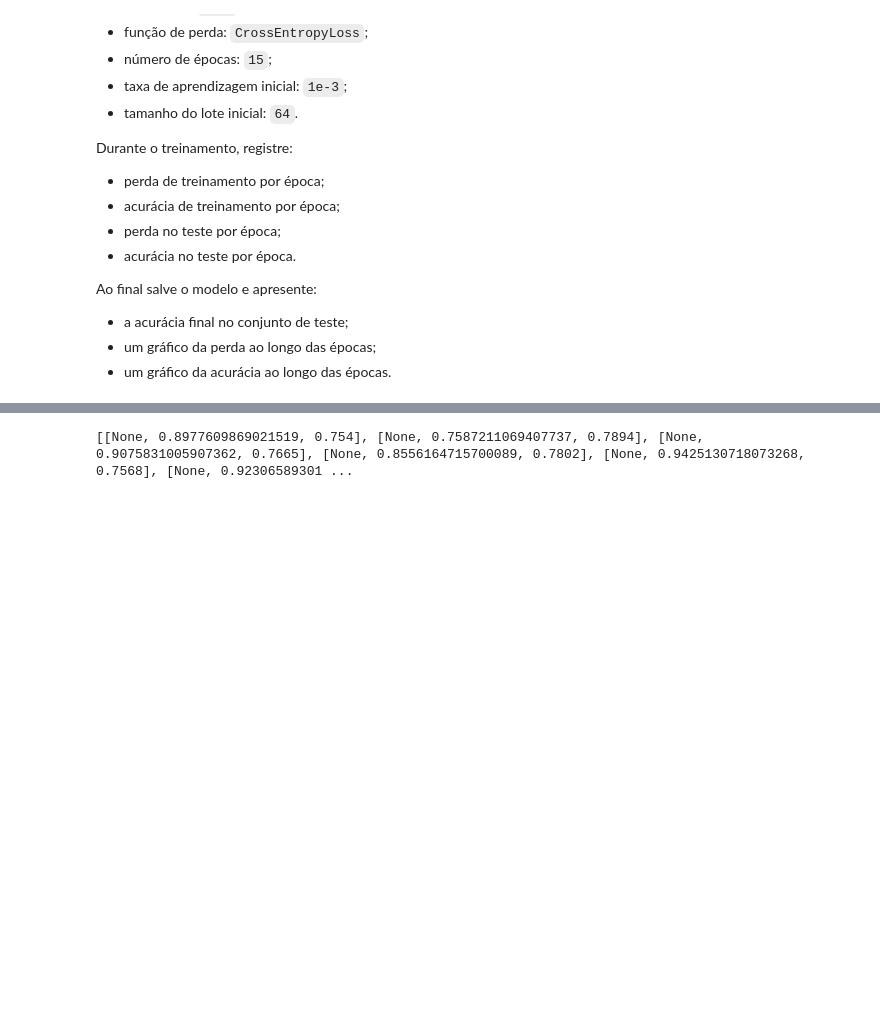
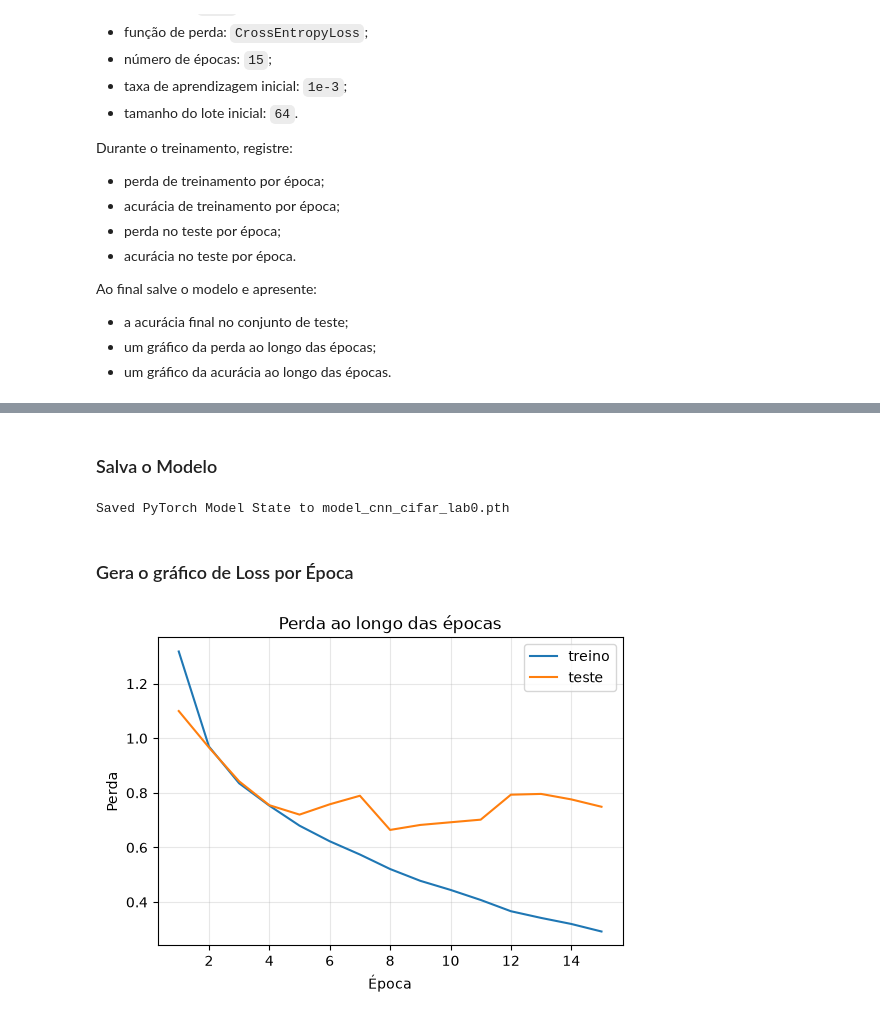
Before and after one commit to gilcesarf/imd3004-202602, a Jupyter notebook: labs/[TAREFA]_lab_0_resolucao.ipynb, the cells around one changed output, grey strips where cells are left out. Saved outputs shown, nothing was run; the diff lists cells and outputs as text; code cells hidden in the pictures; blank space fills up the shorter version.

Commit message:
Finaliza lab 0

```diff
--- a/labs/[TAREFA]_lab_0_resolucao.ipynb
+++ b/labs/[TAREFA]_lab_0_resolucao.ipynb
@@ -338,13 +360,22 @@ def test(dataloader, model, loss_fn):
 # %%
 epochs = 15  # Define o número total de épocas (iterações completas sobre o conjunto de dados de treinamento)
-history = [] # Lista para armazenar os resultados de perda e acurácia
+
+loss_train_hist, acc_train_hist = [], []  # Lista para armazenar os resultados de perda e acurácia de treinamento
+loss_test_hist, acc_test_hist = [], []     # Lista para armazenar os resultados de perda e acurácia de teste
+
 # Loop principal de treinamento, que executa uma vez para cada época
 for t in range(epochs):
     print(f"Época {t+1}\n-------------------------------")  # Exibe o número da época atual (t + 1, pois t começa em 0)
-    loss_train = train(cifar_train_dataloader, model_cnn_cifar, loss_fn, optimizer) # Chama a função de treinamento, passando os dados, modelo, função de perda e otimizador
-    loss_test, acc_test = test(cifar_test_dataloader, model_cnn_cifar, loss_fn)     # Chama a função de teste/validação após o treinamento da época atual
-    history.append([loss_train, loss_test, acc_test])                               # armazena os resultados de perda e acurácia
-print("Fim!")  # Exibe mensagem final indicando que o treinamento terminou
+    loss_train, acc_train = train(cifar_train_dataloader, model_cnn_cifar, loss_fn, optimizer) # Chama a função de treinamento, passando os dados, modelo, função de perda e otimizador
+    loss_test, acc_test = test(cifar_test_dataloader, model_cnn_cifar, loss_fn)                # Chama a função de teste/validação após o treinamento da época atual
+
+    # armazena os resultados de perda e acurácia
+    loss_train_hist.append(loss_train)
+    acc_train_hist.append(acc_train)
+    loss_test_hist.append(loss_test)
+    acc_test_hist.append(acc_test)
+
+print("Fim de treinamento!")  # Exibe mensagem final indicando que o treinamento terminou
 # %% [output]
 Época 1
 -------------------------------
@@ -366,4 +397,29 @@ Fim!
-# %%
-print(history)
-# %% [output]
-[[None, 0.8977609869021519, 0.754], [None, 0.7587211069407737, 0.7894], [None, 0.9075831005907362, 0.7665], [None, 0.8556164715700089, 0.7802], [None, 0.9425130718073268, 0.7568], [None, 0.92306589301 ...
+# %% [markdown]
+### Salva o Modelo
+# %%
+# Salva os parâmetros do modelo em um arquivo chamado "model.pth"
+# Apenas o estado interno (state_dict) do modelo é salvo, e não a arquitetura completa
+model_file_name = "model_cnn_cifar_lab0.pth"
+torch.save(model_cnn_cifar.state_dict(), model_file_name)
+
+# Exibe uma mensagem informando que o modelo foi salvo com sucesso
+print(f"Saved PyTorch Model State to {model_file_name}")
+# %% [output]
+Saved PyTorch Model State to model_cnn_cifar_lab0.pth
+# %% [markdown]
+### Gera o gráfico de Loss por Época
+# %%
+epocas = range(1, epochs + 1)
+acc_teste_final = 100 * acc_test_hist[-1]
+
+plt.figure(figsize=(6, 4))
+plt.plot(epocas, loss_train_hist, label="treino")
+plt.plot(epocas, loss_test_hist, label="teste")
+plt.xlabel("Época")
+plt.ylabel("Perda")
+plt.title("Perda ao longo das épocas")
+plt.legend()
+plt.grid(True, alpha=0.3)
+plt.show()
+# %% [output]
+[figure, added]
```
Also changed, not shown: parts of 8 cells of this notebook.
